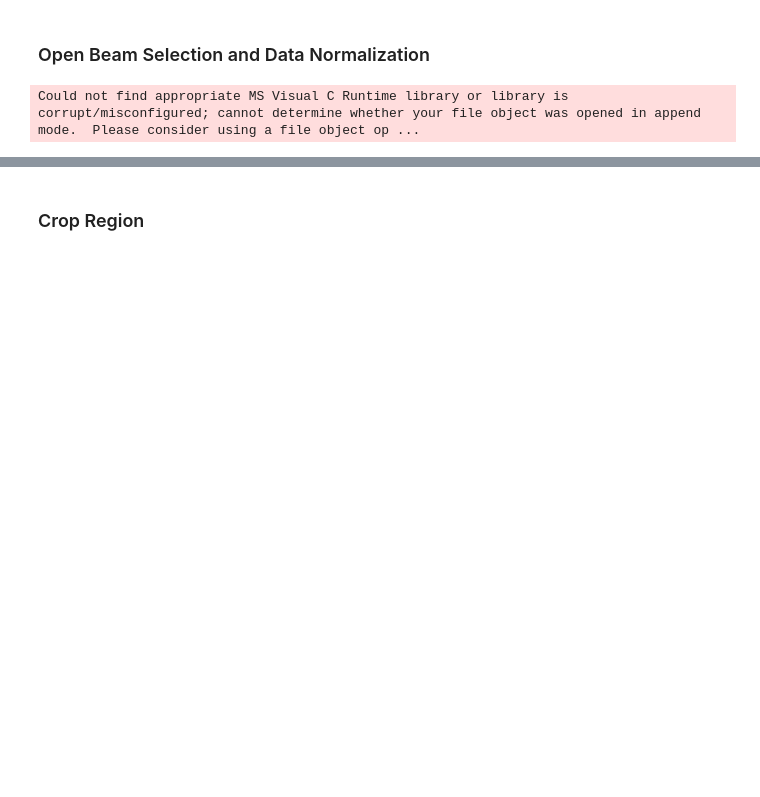
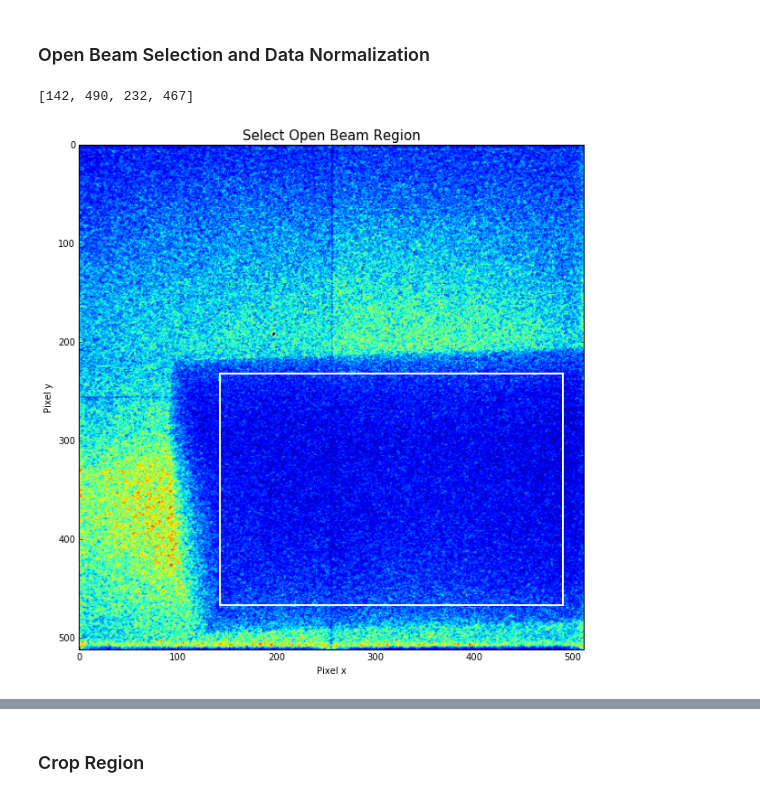
Before and after one commit to ornlneutronimaging/TOFexperiments, a Jupyter notebook: step1_images_vs_powder_bragg_edges.ipynb, the cells around one changed output, grey strips where cells are left out. Drawn from its saved outputs; the diff is of its cells as text; code cells hidden in the pictures; blank space fills up the shorter version.

```diff
--- a/step1_images_vs_powder_bragg_edges.ipynb
+++ b/step1_images_vs_powder_bragg_edges.ipynb
@@ -261,38 +258,39 @@ def plot_ob_image_for_cropping(file_index, x_left, x_right, y_top, y_bottom):
 if ob_selection.value == options[1]: # OB are in other files
 
     # Let user select Open Beam files
     ob_file_names = gui_widgets.gui_fname(dir = default_dir)
 
     # load data
     ob_data = []
     for _index, _file in enumerate(ob_file_names):
         _image = load_handler.load_data(_file)
         ob_data.append(_image)
 
     # get averate OB
     mean_ob_data = normalization.calculate_average_ob_data(ob_data)
 
     # normalize all data by ob (I-I0/I0)
     normalized_data = normalization.normalized_data_by_ob_file(data, mean_ob_data)
 
 
 else: # same file
 
     # user select OB region
     [height, width] = data[0].shape
 
     number_of_files = len(data)
     crop = interact(plot_ob_image_for_cropping,
             file_index = widgets.IntSlider(min=0,
                                           max=number_of_files-1,
                                           step=1, value=0,
                                           description='Image index'),
-            x_left = widgets.IntSlider(min=0, max=width-1, step=1, value=20),
-            x_right = widgets.IntSlider(min=0, max=width-1, step=1, value=width/2),
-            y_top = widgets.IntSlider(min=0, max=height-1, step=1, value=20),
-            y_bottom = widgets.IntSlider(min=0, max=height-1, step=1, value=height-20))
+            x_left = widgets.IntSlider(min=0, max=width-1, step=1, value=159),
+            x_right = widgets.IntSlider(min=0, max=width-1, step=1, value=490),
+            y_top = widgets.IntSlider(min=0, max=height-1, step=1, value=232),
+            y_bottom = widgets.IntSlider(min=0, max=height-1, step=1, value=467))
 # %% [output]
-Could not find appropriate MS Visual C Runtime library or library is corrupt/misconfigured; cannot determine whether your file object was opened in append mode.  Please consider using a file object op ...
+[142, 490, 232, 467]
+[figure, added]
 # %%
 w = widgets.IntProgress(descrption='Loading Open Beams')
 
```
Also changed, not shown: parts of 4 cells of this notebook, 4 other files.
